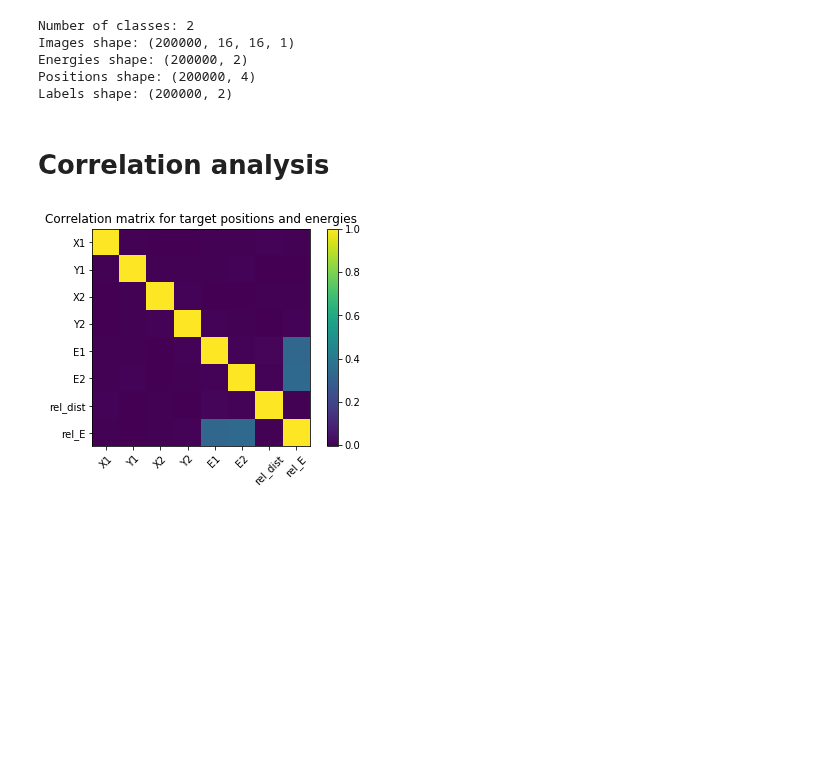
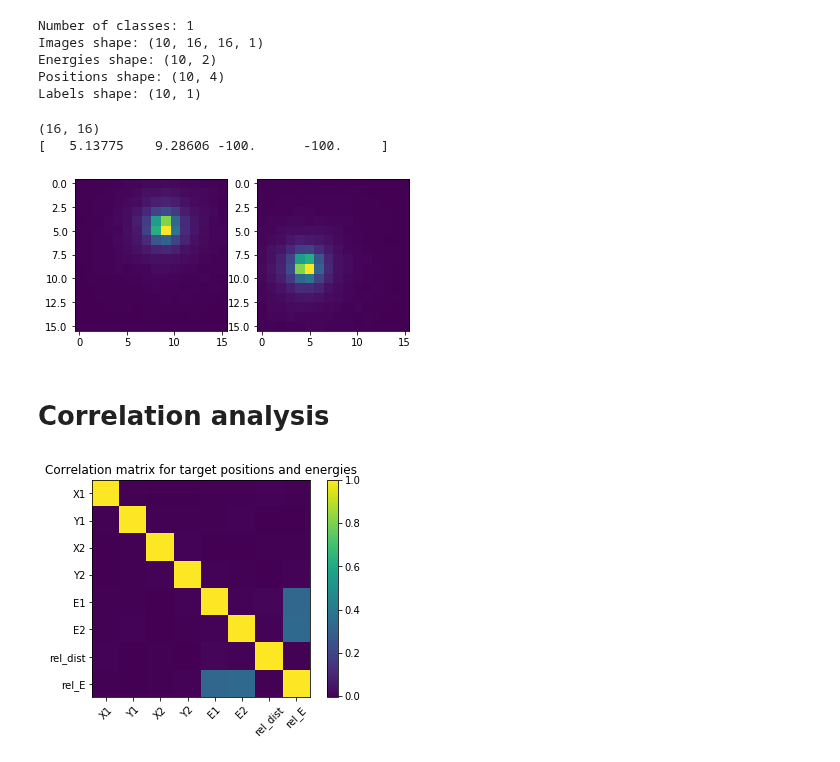
Before and after one commit to geirtul/master_analysis, a Jupyter notebook: notebooks/exploration/data_exploration.ipynb, the cells around one changed output. Saved outputs shown, nothing was run; the diff lists cells and outputs as text; code cells hidden in the pictures; blank space fills up the shorter version.

```diff
--- a/notebooks/exploration/data_exploration.ipynb
+++ b/notebooks/exploration/data_exploration.ipynb
@@ -24,7 +21,7 @@ The autoreload extension is already loaded. To reload it, use:
 # CeBr10.txt -> small file of 10 samples
 # CeBr2Mil_Mix.txt -> 2 million mixed samples of simulated events
 
-DATA_PATH = "../../data/simulated/"
+DATA_PATH = "../../data/sample/"
 OUTPUT_PATH = "../../data/output/"
 MODEL_PATH = OUTPUT_PATH + "models/"
 
@@ -33,11 +30,22 @@ MODEL_PATH = OUTPUT_PATH + "models/"
 #positions = np.load(DATA_PATH + "positions_1M.npy")
 #energies = np.load(DATA_PATH + "energies_1M.npy")
 #labels = np.load(DATA_PATH + "labels_1M.npy")
-images = np.load(DATA_PATH + "images_noscale_200k.npy")
-energies = np.load(DATA_PATH + "energies_noscale_200k.npy")
-positions = np.load(DATA_PATH + "positions_noscale_200k.npy")
-labels = np.load(DATA_PATH + "labels_noscale_200k.npy")
-images = normalize_image_data(images)
+#images = np.load(DATA_PATH + "images_noscale_200k.npy")
+#energies = np.load(DATA_PATH + "energies_noscale_200k.npy")
+#positions = np.load(DATA_PATH + "positions_noscale_200k.npy")
+#labels = np.load(DATA_PATH + "labels_noscale_200k.npy")
+
+data = import_data("../../data/sample/" + "CeBr10.txt")
+images = data['images']
+positions = data['positions']
+energies = data['energies']
+labels = data['labels']
+
+with open("../../data/sample/" + "CeBr10.txt") as fp:
+    check = fp.readlines()
+
+
+#images = normalize_image_data(images)
 
 n_classes = len(np.unique(labels))
 
@@ -47,11 +55,23 @@ print("Energies shape: {}".format(energies.shape))
 print("Positions shape: {}".format(positions.shape))
 print("Labels shape: {}".format(labels.shape))
 # %% [output]
-Number of classes: 2
-Images shape: (200000, 16, 16, 1)
-Energies shape: (200000, 2)
-Positions shape: (200000, 4)
-Labels shape: (200000, 2)
+Number of classes: 1
+Images shape: (10, 16, 16, 1)
+Energies shape: (10, 2)
+Positions shape: (10, 4)
+Labels shape: (10, 1)
+# %%
+check0 = np.fromstring(check[0], sep=' ')
+check0 = check0[:256].reshape((16,16))
+print(check0.shape)
+fig, ax = plt.subplots(1,2)
+ax[0].imshow(check0)
+ax[1].imshow(images[0].reshape((16,16)))
+print(positions[0])
+# %% [output]
+(16, 16)
+[   5.13775    9.28606 -100.      -100.     ]
+[figure, added]
 # %% [markdown]
 # Correlation analysis
 # %%
```
Also changed, not shown: parts of 1 cell of this notebook, 2 other files.
